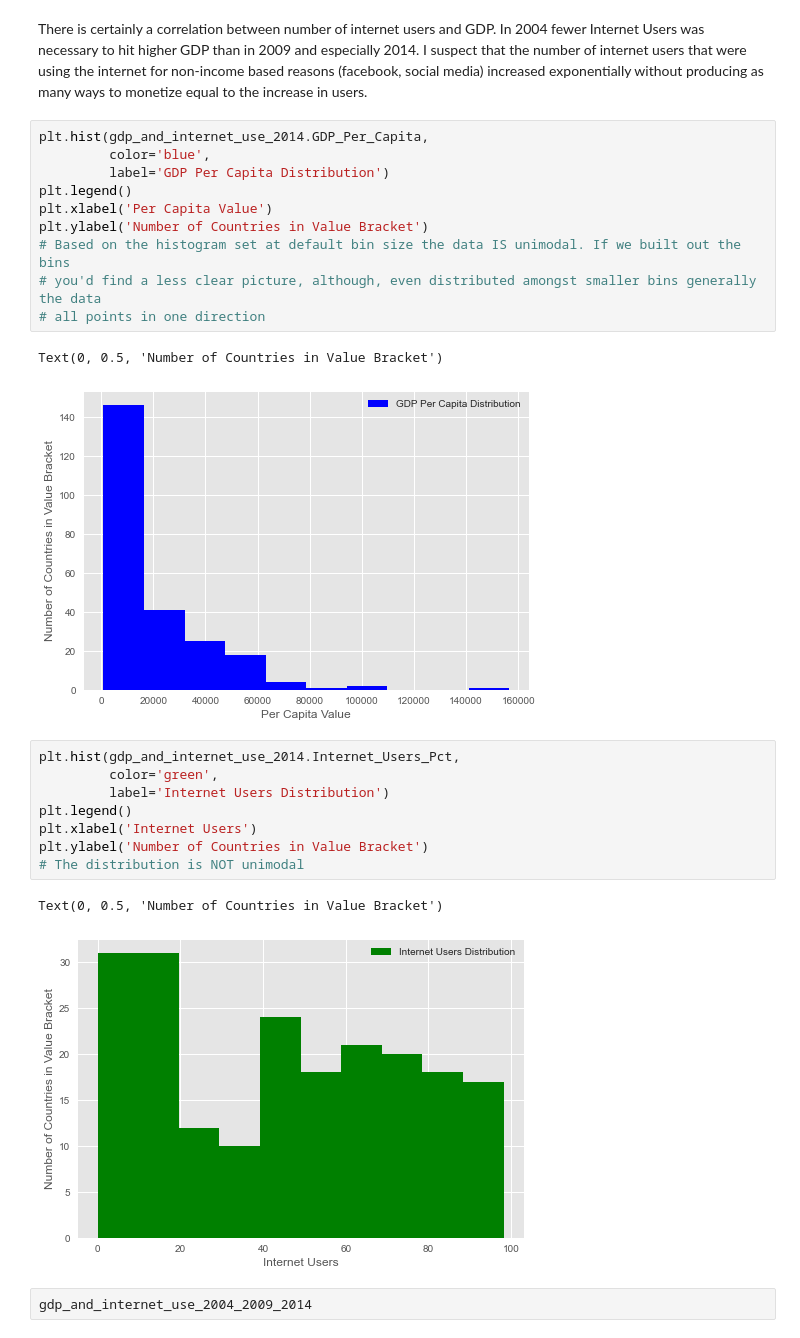
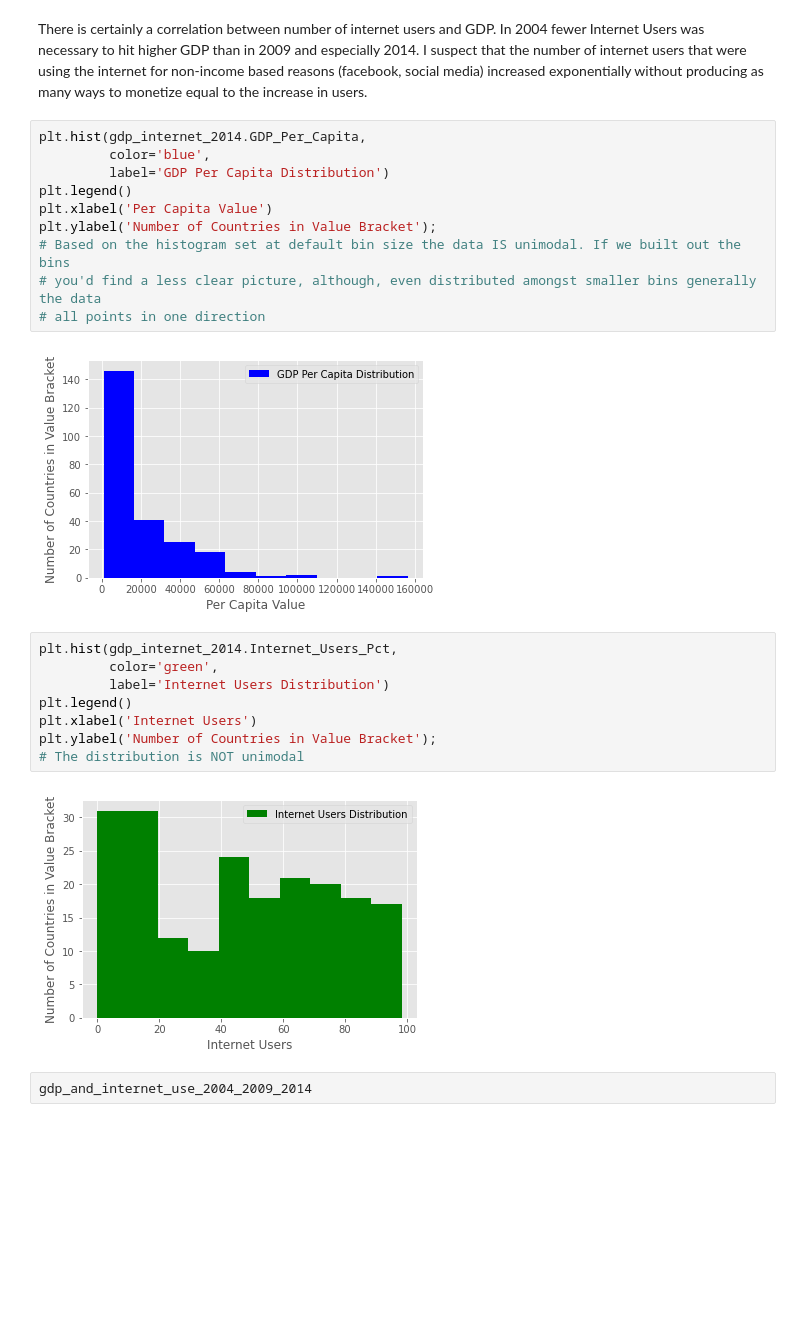
Before and after one commit to michaelcnorman/gdp-and-internet-usage-michaelcnorman, a Jupyter notebook: notebooks/michael_python_un-project.ipynb, the cells around one changed output. Drawn from its saved outputs; the diff is of its cells as text; blank space fills up the shorter version.

```diff
--- a/notebooks/michael_python_un-project.ipynb
+++ b/notebooks/michael_python_un-project.ipynb
@@ -434,29 +416,27 @@ Text(0, 0.5, 'GDP Per Capita')
 # %% [markdown]
 There is certainly a correlation between number of internet users and GDP. In 2004 fewer Internet Users was necessary to hit higher GDP than in 2009 and especially 2014. I suspect that the number of internet users that were using the internet for non-income based reasons (facebook, social media) increased exponentially without producing as many ways to monetize equal to the increase in users.
 # %%
-plt.hist(gdp_and_internet_use_2014.GDP_Per_Capita,
+plt.hist(gdp_internet_2014.GDP_Per_Capita,
          color='blue',
          label='GDP Per Capita Distribution')
 plt.legend()
 plt.xlabel('Per Capita Value')
-plt.ylabel('Number of Countries in Value Bracket')
+plt.ylabel('Number of Countries in Value Bracket');
 # Based on the histogram set at default bin size the data IS unimodal. If we built out the bins
 # you'd find a less clear picture, although, even distributed amongst smaller bins generally the data
 # all points in one direction
 # %% [output]
-Text(0, 0.5, 'Number of Countries in Value Bracket')
-[figure, old version]
+[figure, new version]
 # %%
-plt.hist(gdp_and_internet_use_2014.Internet_Users_Pct,
+plt.hist(gdp_internet_2014.Internet_Users_Pct,
          color='green',
          label='Internet Users Distribution')
 plt.legend()
 plt.xlabel('Internet Users')
-plt.ylabel('Number of Countries in Value Bracket')
+plt.ylabel('Number of Countries in Value Bracket');
 # The distribution is NOT unimodal
 # %% [output]
-Text(0, 0.5, 'Number of Countries in Value Bracket')
-[figure, old version]
+[figure, new version]
 # %%
 gdp_and_internet_use_2004_2009_2014
 # %% [output]
```
Also changed, not shown: parts of 31 cells of this notebook, 1 other file.
